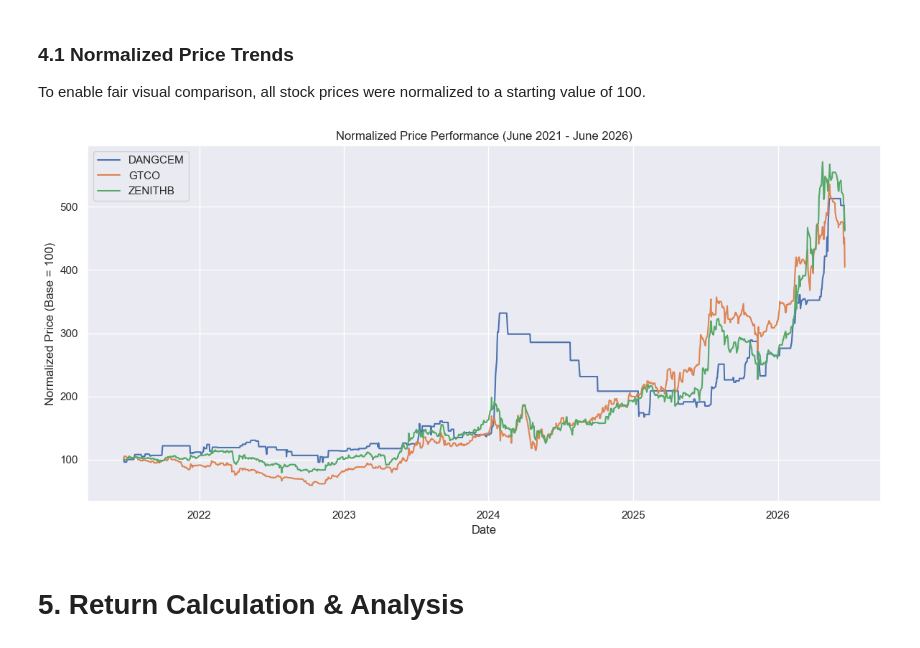
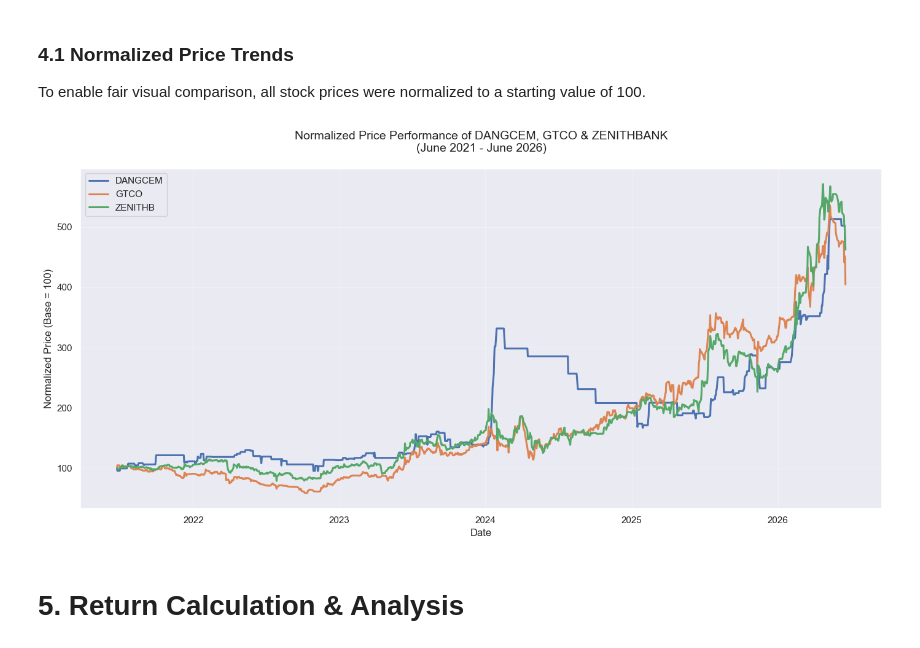
Before and after one commit to emycodesanalytics/finance-data-projects, a Jupyter notebook: 01-equities-performance-analysis/notebooks/equities_performance_analysis.ipynb, the cells around one changed output. Cells and saved outputs as stored; diff of their text form; code cells hidden in the pictures.

```diff
--- a/01-equities-performance-analysis/notebooks/equities_performance_analysis.ipynb
+++ b/01-equities-performance-analysis/notebooks/equities_performance_analysis.ipynb
@@ -119,22 +119,23 @@ This section provides an initial overview of the price movements and basic chara
 ### 4.1 Normalized Price Trends
 To enable fair visual comparison, all stock prices were normalized to a starting value of 100.
 # %%
-# Normalized Price Chart
-normalized_prices = prices / prices.iloc[0] * 100
+# Normalized Price Performance
+plt.figure(figsize=(14, 7))
 
-plt.figure(figsize=(12, 6))
-for column in normalized_prices.columns:
-    plt.plot(normalized_prices.index, normalized_prices[column], label=column)
+normalized = prices / prices.iloc[0] * 100
 
-plt.title('Normalized Price Performance (June 2021 - June 2026)')
-plt.xlabel('Date')
-plt.ylabel('Normalized Price (Base = 100)')
-plt.legend()
-plt.grid(True)
+for column in normalized.columns:
+    plt.plot(normalized.index, normalized[column], linewidth=2.2, label=column)
+
+plt.title('Normalized Price Performance of DANGCEM, GTCO & ZENITHBANK\n(June 2021 - June 2026)', fontsize=14, pad=20)
+plt.xlabel('Date', fontsize=12)
+plt.ylabel('Normalized Price (Base = 100)', fontsize=12)
+plt.legend(fontsize=11)
+plt.grid(True, alpha=0.3)
 plt.tight_layout()
 plt.show()
 # %% [output]
-[figure, old version]
+[figure, new version]
 # %% [markdown]
 # 5. Return Calculation & Analysis
 # %% [markdown]
```
Also changed, not shown: parts of 15 cells of this notebook.
